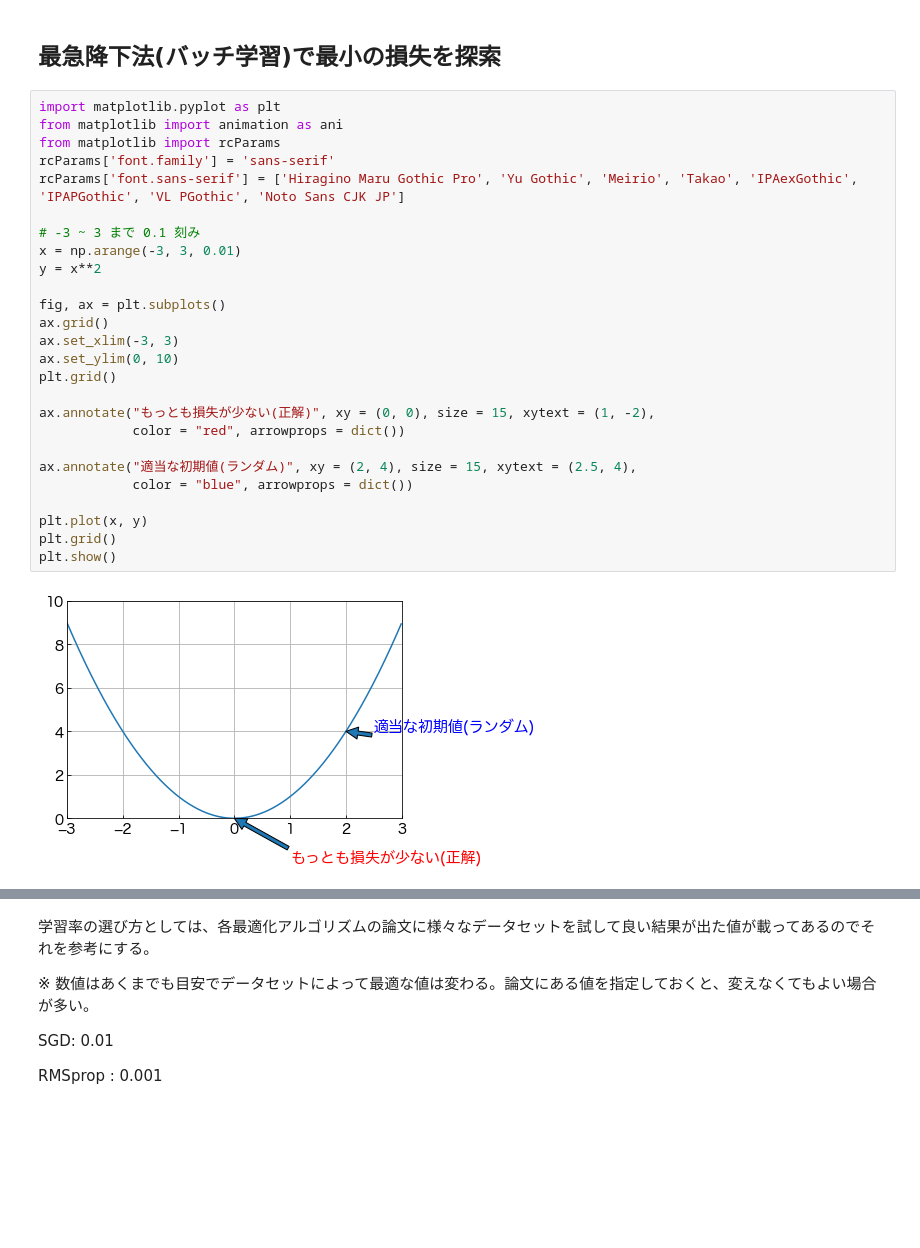
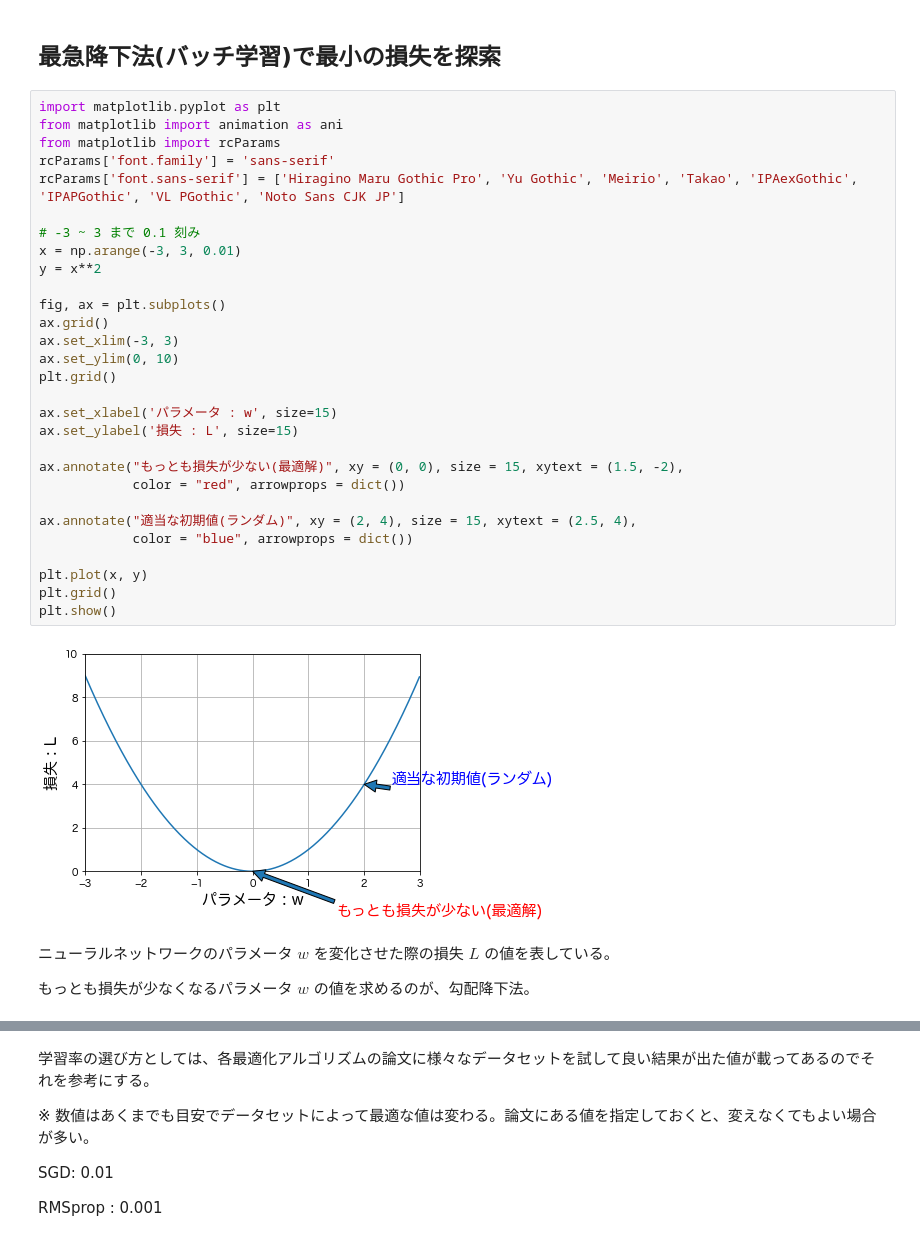
Before and after one commit to Tonoyama/Keras-Study, a Jupyter notebook: NN-tutorial/optimization.ipynb, the cells around one changed output, grey strips where cells are left out. Drawn from its saved outputs; the diff is of its cells as text; blank space fills up the shorter version.

```diff
--- a/NN-tutorial/optimization.ipynb
+++ b/NN-tutorial/optimization.ipynb
@@ -139,29 +139,36 @@ y2(出力が不正解の場合) : 2.303
 # %%
 import matplotlib.pyplot as plt
 from matplotlib import animation as ani
 from matplotlib import rcParams
 rcParams['font.family'] = 'sans-serif'
 rcParams['font.sans-serif'] = ['Hiragino Maru Gothic Pro', 'Yu Gothic', 'Meirio', 'Takao', 'IPAexGothic', 'IPAPGothic', 'VL PGothic', 'Noto Sans CJK JP']
 
 # -3 ~ 3 まで 0.1 刻み
 x = np.arange(-3, 3, 0.01)
 y = x**2
 
 fig, ax = plt.subplots()
 ax.grid()
 ax.set_xlim(-3, 3)
 ax.set_ylim(0, 10)
 plt.grid()
 
-ax.annotate("もっとも損失が少ない(正解)", xy = (0, 0), size = 15, xytext = (1, -2),
+ax.set_xlabel('パラメータ : w', size=15)
+ax.set_ylabel('損失 : L', size=15)
+
+ax.annotate("もっとも損失が少ない(最適解)", xy = (0, 0), size = 15, xytext = (1.5, -2),
             color = "red", arrowprops = dict())
 
 ax.annotate("適当な初期値(ランダム)", xy = (2, 4), size = 15, xytext = (2.5, 4),
             color = "blue", arrowprops = dict())
 
 plt.plot(x, y)
 plt.grid()
 plt.show()
 # %% [output]
-[figure, old version]
+[figure, new version]
+# %% [markdown]
+ニューラルネットワークのパラメータ $w$ を変化させた際の損失 $L$ の値を表している。
+
+もっとも損失が少なくなるパラメータ $w$ の値を求めるのが、勾配降下法。
 # %% [markdown]
```
Also changed, not shown: parts of 6 cells of this notebook.
